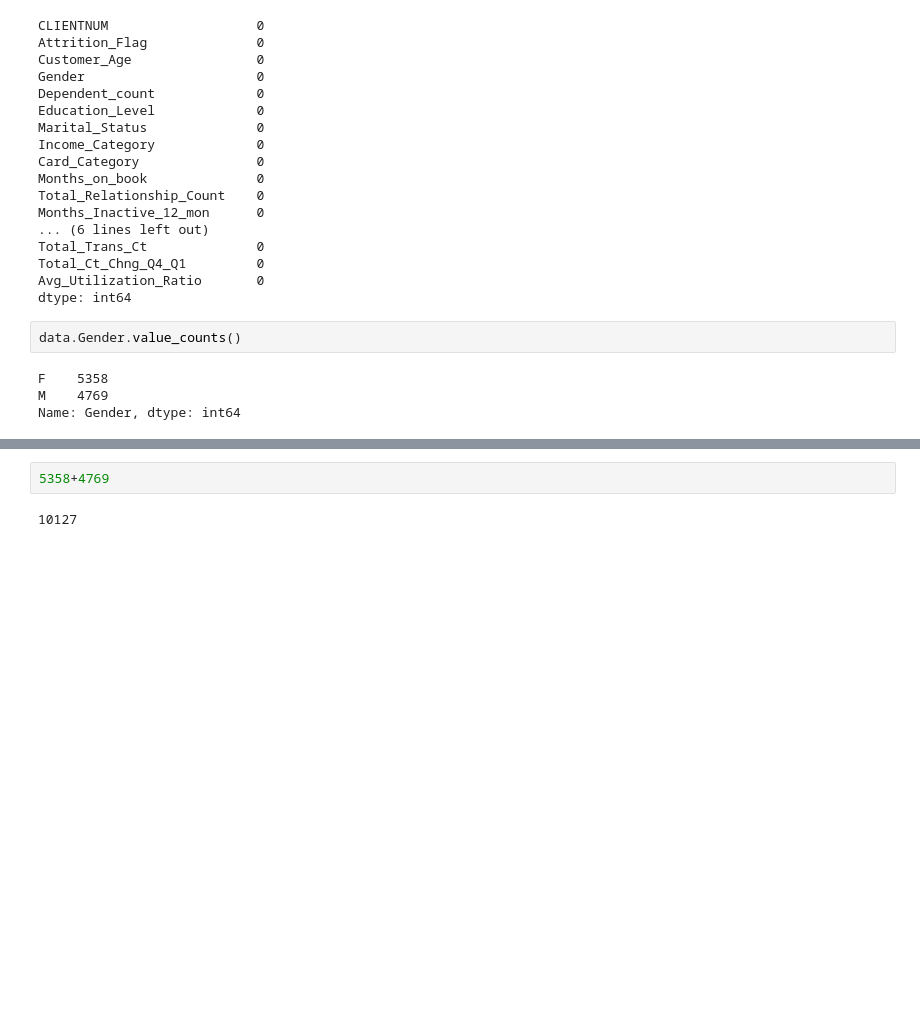
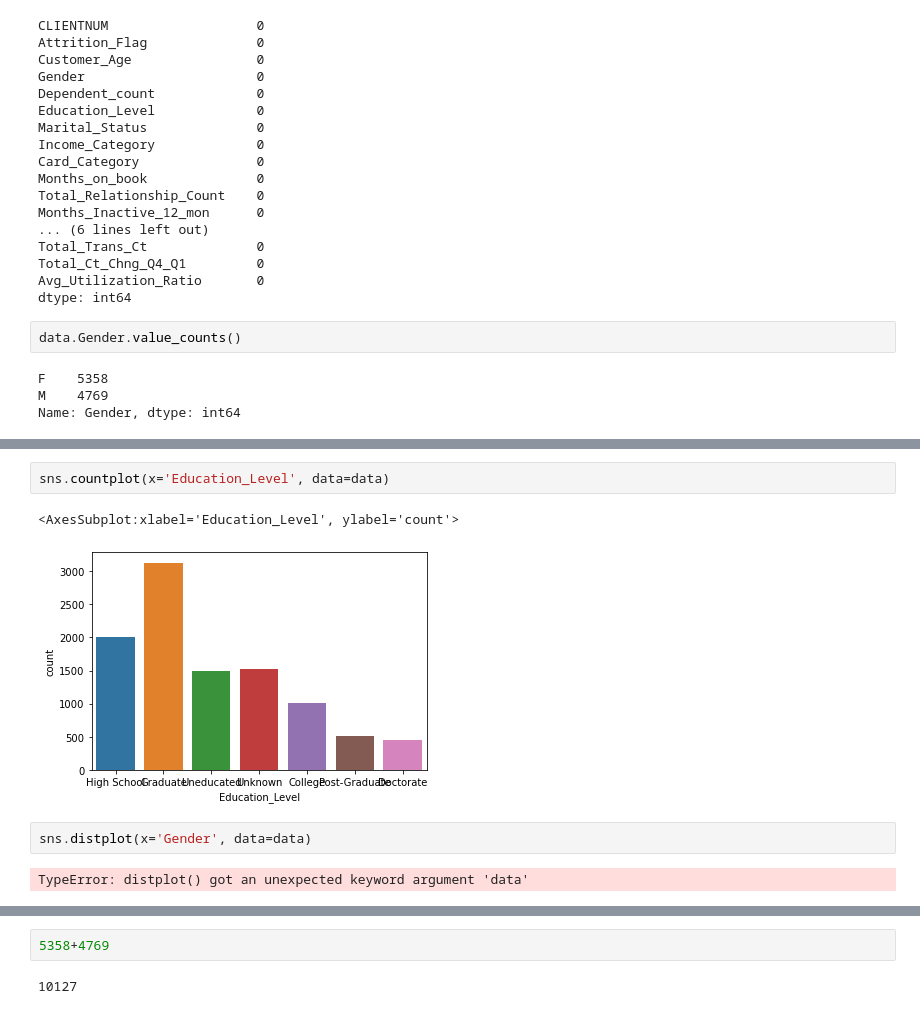
Before and after one commit to vucko77/Bank-Churn-Prediction, a Jupyter notebook: Churn prediction/Bank_template.ipynb, the cells around one changed output, grey strips where cells are left out. Cells and saved outputs as stored; diff of their text form; blank space fills up the shorter version.

Commit message:
code snipet za value counts i za barchart

```diff
--- a/Churn prediction/Bank_template.ipynb
+++ b/Churn prediction/Bank_template.ipynb
@@ -143,0 +173,9 @@ Name: Gender, dtype: int64
+# %%
+sns.countplot(x='Education_Level', data=data)
+# %% [output]
+<AxesSubplot:xlabel='Education_Level', ylabel='count'>
+[figure, added]
+# %%
+sns.distplot(x='Gender', data=data)
+# %% [output]
+TypeError: distplot() got an unexpected keyword argument 'data'
```
Also changed, not shown: parts of 4 cells of this notebook.
